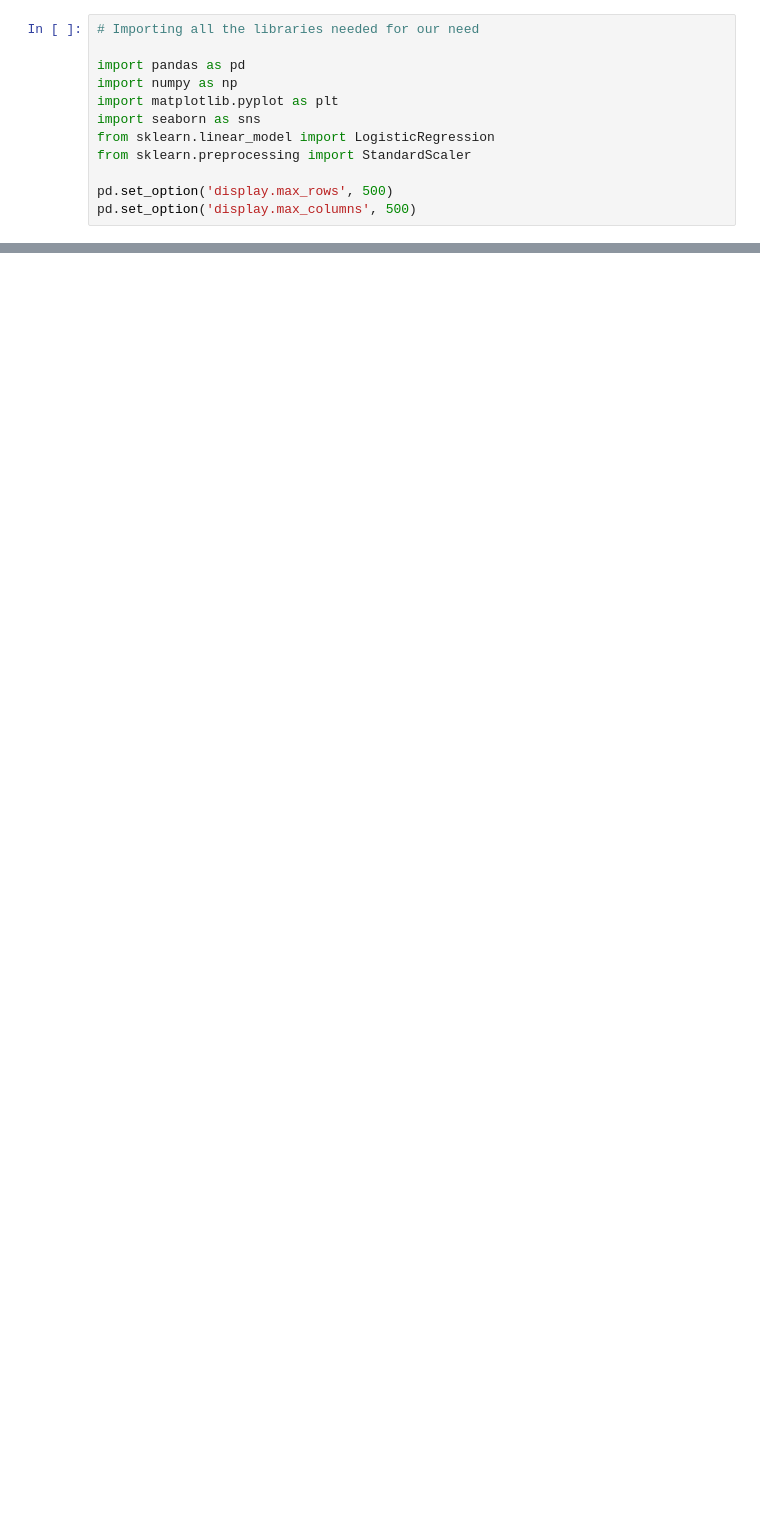
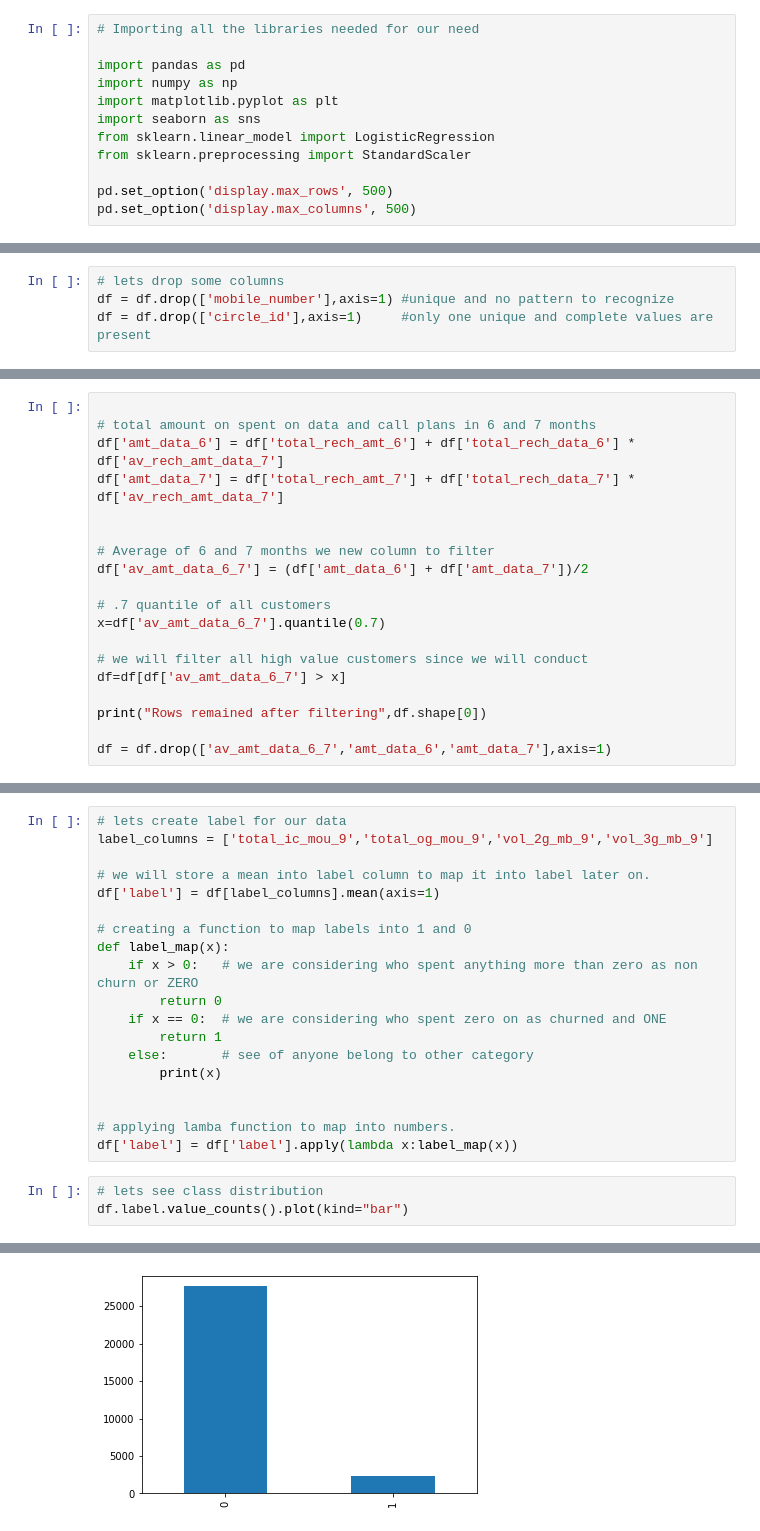
Before and after one commit to jagadeesh-gajula/Telecom-Churn-Prediction, a Jupyter notebook: Telecom Churn Case Study.ipynb, the cells around one changed output, grey strips where cells are left out. Saved outputs shown, nothing was run; the diff lists cells and outputs as text; blank space fills up the shorter version.

```diff
--- a/Telecom Churn Case Study.ipynb
+++ b/Telecom Churn Case Study.ipynb
@@ -44,0 +71,4 @@ recharge
+# %%
+# lets drop some columns
+df = df.drop(['mobile_number'],axis=1) #unique and no pattern to recognize
+df = df.drop(['circle_id'],axis=1)     #only one unique and complete values are present
@@ -73,0 +137,19 @@ df[df['av_amt_data_6_7'] > df['av_amt_data_6_7'].mean()]
+# %%
+
+# total amount on spent on data and call plans in 6 and 7 months
+df['amt_data_6'] = df['total_rech_amt_6'] + df['total_rech_data_6'] * df['av_rech_amt_data_7']
+df['amt_data_7'] = df['total_rech_amt_7'] + df['total_rech_data_7'] * df['av_rech_amt_data_7']
+
+
+# Average of 6 and 7 months we new column to filter
+df['av_amt_data_6_7'] = (df['amt_data_6'] + df['amt_data_7'])/2
+
+# .7 quantile of all customers
+x=df['av_amt_data_6_7'].quantile(0.7)
+
+# we will filter all high value customers since we will conduct
+df=df[df['av_amt_data_6_7'] > x]
+
+print("Rows remained after filtering",df.shape[0])
+
+df = df.drop(['av_amt_data_6_7','amt_data_6','amt_data_7'],axis=1)
@@ -73,0 +181,23 @@ df[df['av_amt_data_6_7'] > df['av_amt_data_6_7'].mean()]
+# %%
+# lets create label for our data
+label_columns = ['total_ic_mou_9','total_og_mou_9','vol_2g_mb_9','vol_3g_mb_9']
+
+# we will store a mean into label column to map it into label later on.
+df['label'] = df[label_columns].mean(axis=1)
+
+# creating a function to map labels into 1 and 0
+def label_map(x):
+    if x > 0:   # we are considering who spent anything more than zero as non churn or ZERO
+        return 0
+    if x == 0:  # we are considering who spent zero on as churned and ONE
+        return 1
+    else:       # see of anyone belong to other category
+        print(x)
+
+
+# applying lamba function to map into numbers.
+df['label'] = df['label'].apply(lambda x:label_map(x))
+# %%
+# lets see class distribution
+df.label.value_counts().plot(kind="bar")
+# %% [output]
@@ -73,0 +205 @@ df[df['av_amt_data_6_7'] > df['av_amt_data_6_7'].mean()]
+[figure, added]
```
Also changed, not shown: parts of 21 cells of this notebook.
